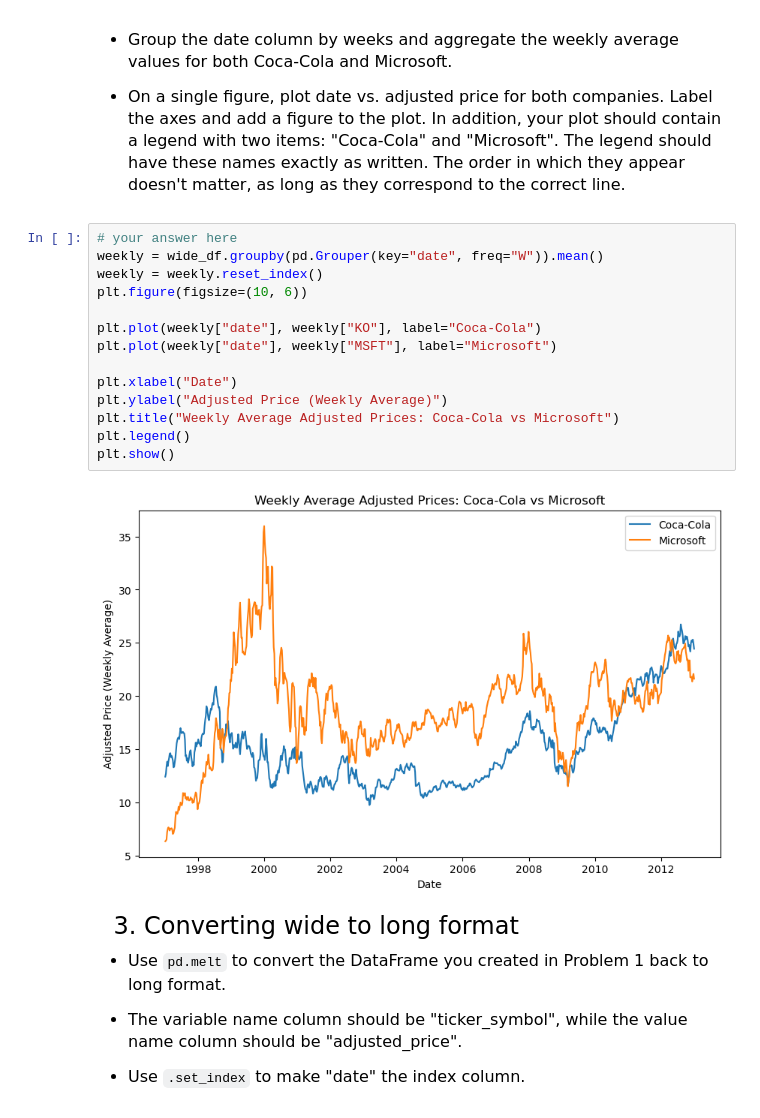
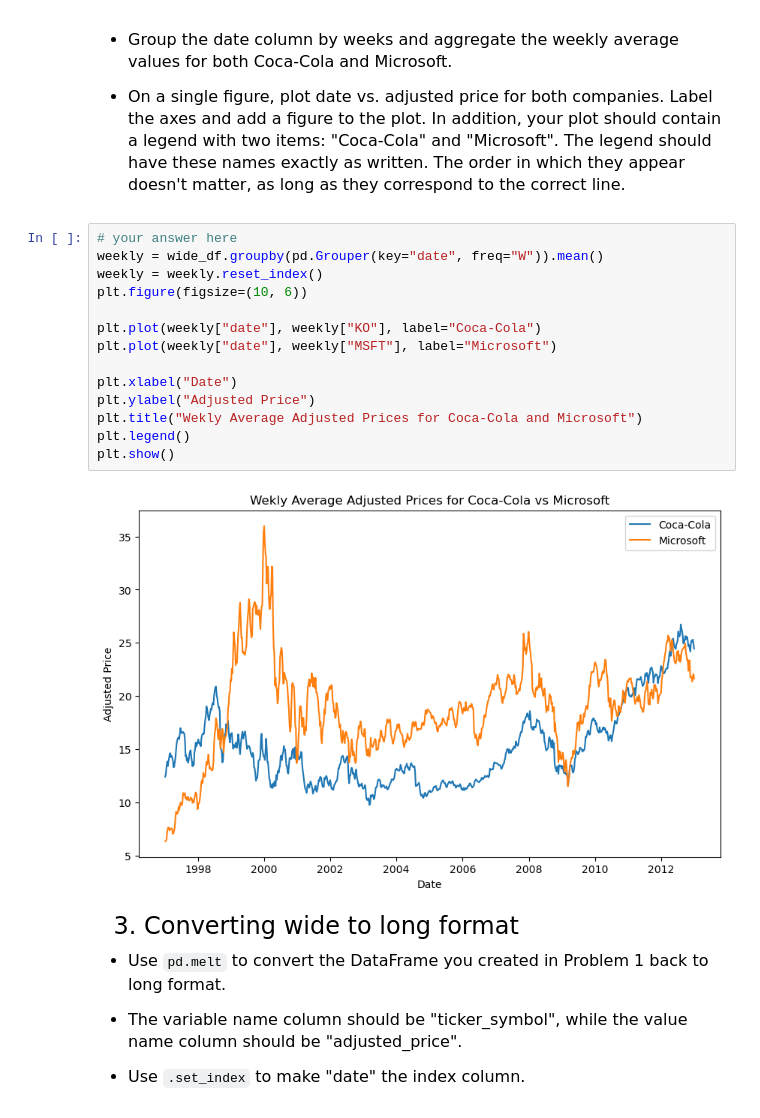
Before and after one commit to reneengai126/qtm151fall2025, a Jupyter notebook: Assignments/assignment_10/assignment10.ipynb, the cells around one changed output. Saved outputs shown, nothing was run; the diff lists cells and outputs as text.

```diff
--- a/Assignments/assignment_10/assignment10.ipynb
+++ b/Assignments/assignment_10/assignment10.ipynb
@@ -66,19 +66,19 @@ wide_df.head()
 # %%
 # your answer here
 weekly = wide_df.groupby(pd.Grouper(key="date", freq="W")).mean()
 weekly = weekly.reset_index()
 plt.figure(figsize=(10, 6))
 
 plt.plot(weekly["date"], weekly["KO"], label="Coca-Cola")
 plt.plot(weekly["date"], weekly["MSFT"], label="Microsoft")
 
 plt.xlabel("Date")
-plt.ylabel("Adjusted Price (Weekly Average)")
-plt.title("Weekly Average Adjusted Prices: Coca-Cola vs Microsoft")
+plt.ylabel("Adjusted Price")
+plt.title("Wekly Average Adjusted Prices for Coca-Cola and Microsoft")
 plt.legend()
 plt.show()
 # %% [output]
-[figure, old version]
+[figure, new version]
 # %% [markdown]
 <font size = "5">
 
```
Also changed, not shown: parts of 1 cell of this notebook.
